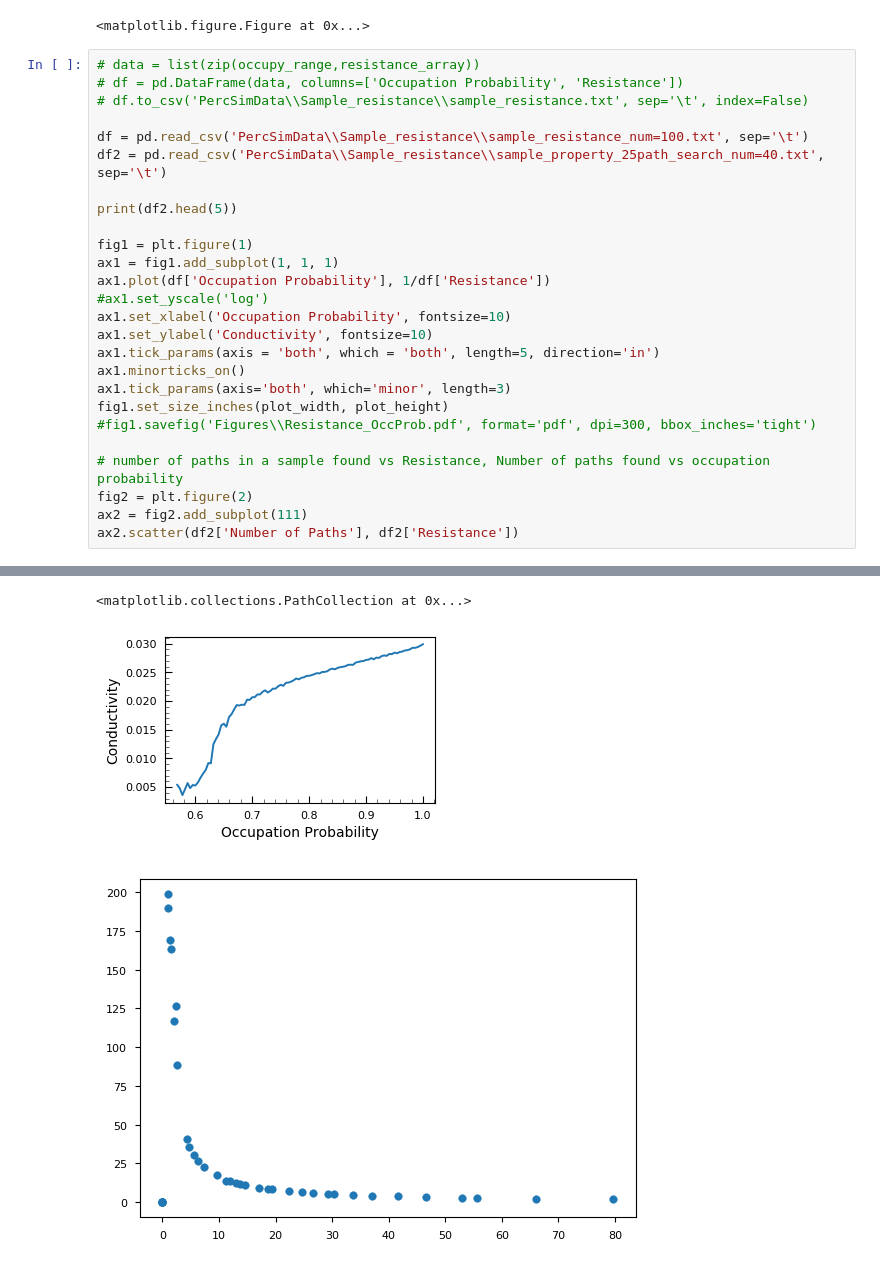
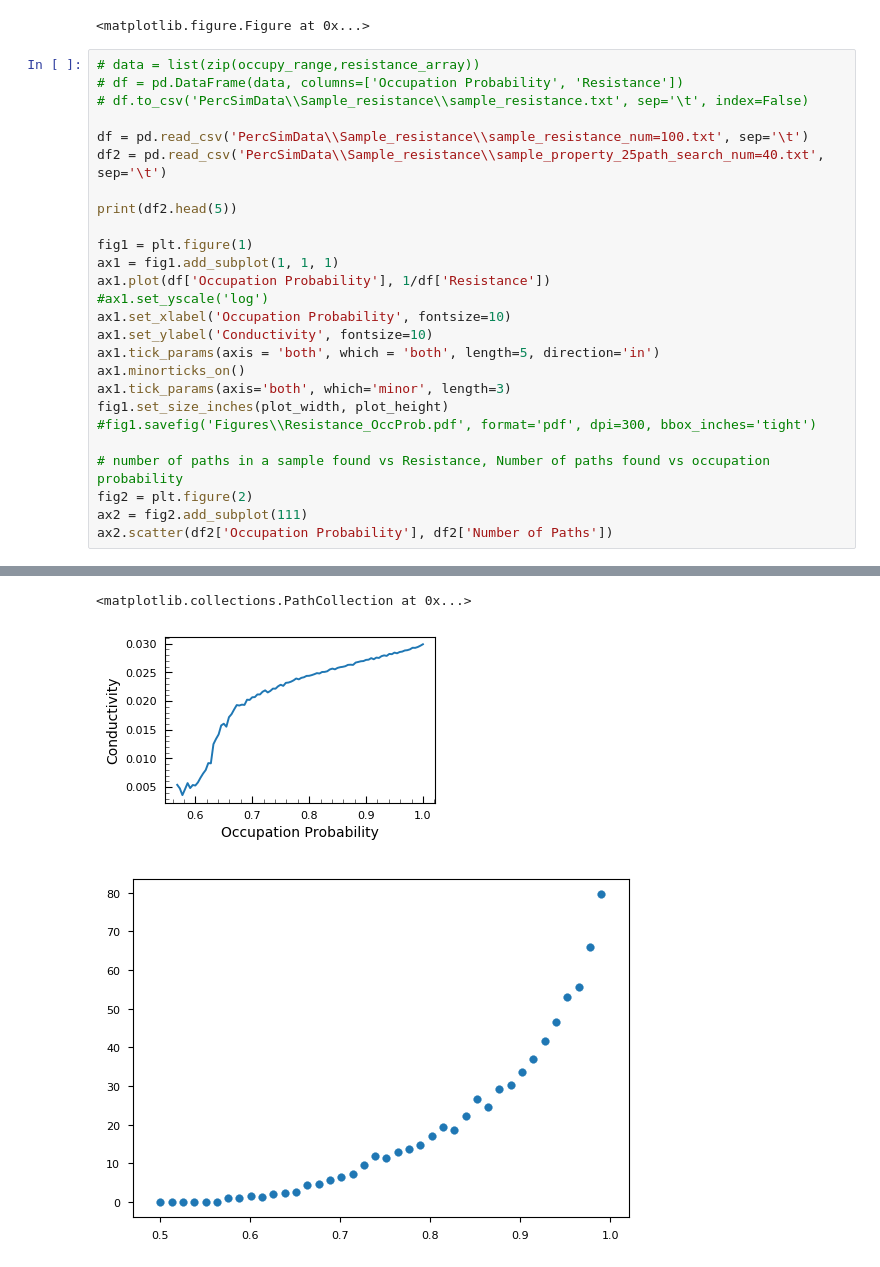
Before and after one commit to prabowobagas/Jupyter-Notebook-Thesis, a Jupyter notebook: Weekly Journal.ipynb, the cells around one changed output, grey strips where cells are left out. Cells and saved outputs as stored; diff of their text form.

```diff
--- a/Weekly Journal.ipynb
+++ b/Weekly Journal.ipynb
@@ -805,32 +818,32 @@ df.to_csv('PercSimData\\Sample_resistance\\sample_property_25path_search_num=' +
 
 df = pd.read_csv('PercSimData\\Sample_resistance\\sample_resistance_num=100.txt', sep='\t')
 df2 = pd.read_csv('PercSimData\\Sample_resistance\\sample_property_25path_search_num=40.txt', sep='\t')
 
 print(df2.head(5))
 
 fig1 = plt.figure(1)
 ax1 = fig1.add_subplot(1, 1, 1)
 ax1.plot(df['Occupation Probability'], 1/df['Resistance'])
 #ax1.set_yscale('log')
 ax1.set_xlabel('Occupation Probability', fontsize=10)
 ax1.set_ylabel('Conductivity', fontsize=10)
 ax1.tick_params(axis = 'both', which = 'both', length=5, direction='in')
 ax1.minorticks_on()
 ax1.tick_params(axis='both', which='minor', length=3)
 fig1.set_size_inches(plot_width, plot_height)
 #fig1.savefig('Figures\\Resistance_OccProb.pdf', format='pdf', dpi=300, bbox_inches='tight')
 
 # number of paths in a sample found vs Resistance, Number of paths found vs occupation probability
 fig2 = plt.figure(2)
 ax2 = fig2.add_subplot(111)
-ax2.scatter(df2['Number of Paths'], df2['Resistance'])
+ax2.scatter(df2['Occupation Probability'], df2['Number of Paths'])
 # %% [output]
    Number of Paths  Resistance  Occupation Probability
 0              0.0         0.0                0.500000
 1              0.0         0.0                0.512564
 2              0.0         0.0                0.525128
 3              0.0         0.0                0.537692
 4              0.0         0.0                0.550256
 <matplotlib.collections.PathCollection at 0x...>
 [figure]
-[figure, old version]
+[figure, new version]
```
Also changed, not shown: parts of 7 cells of this notebook, 9 other files.
